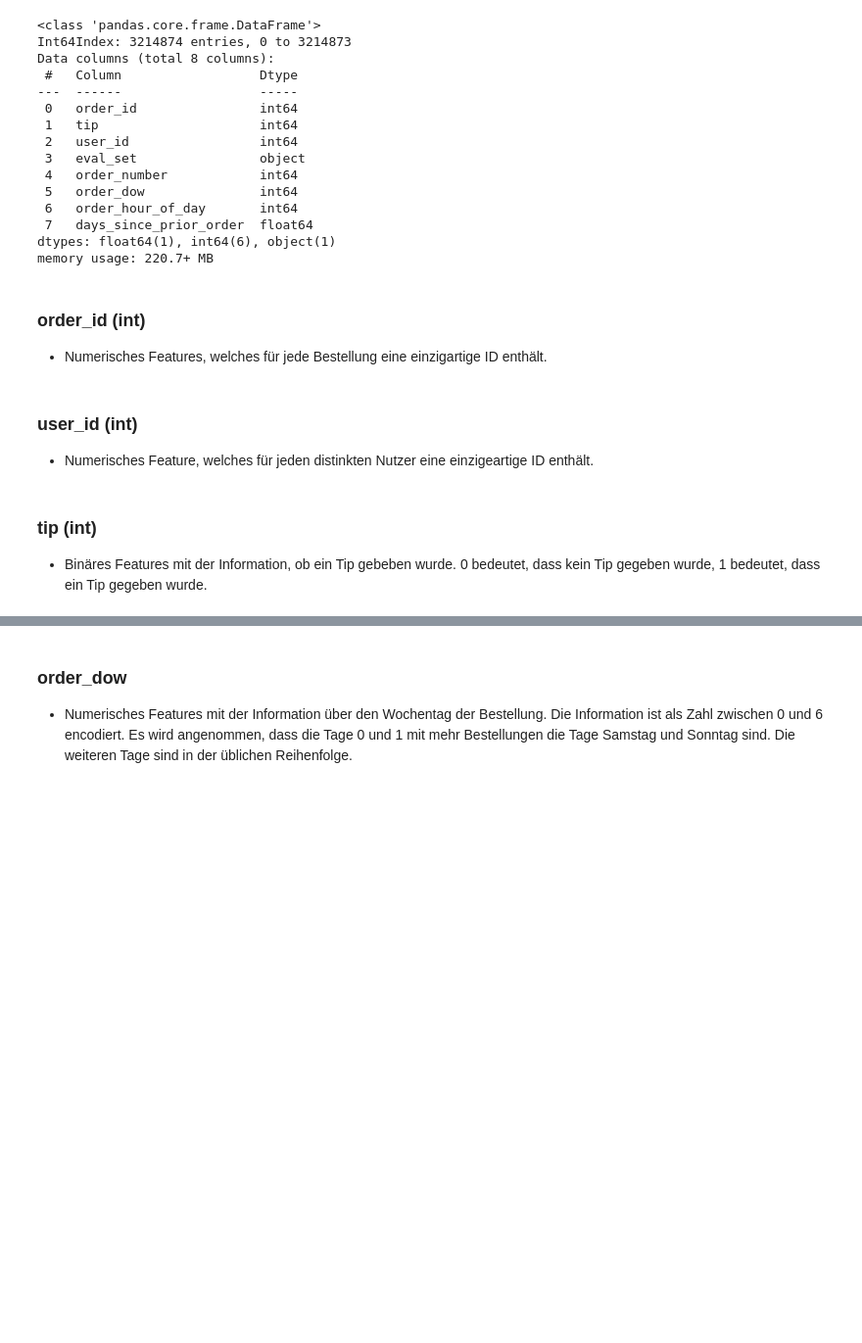
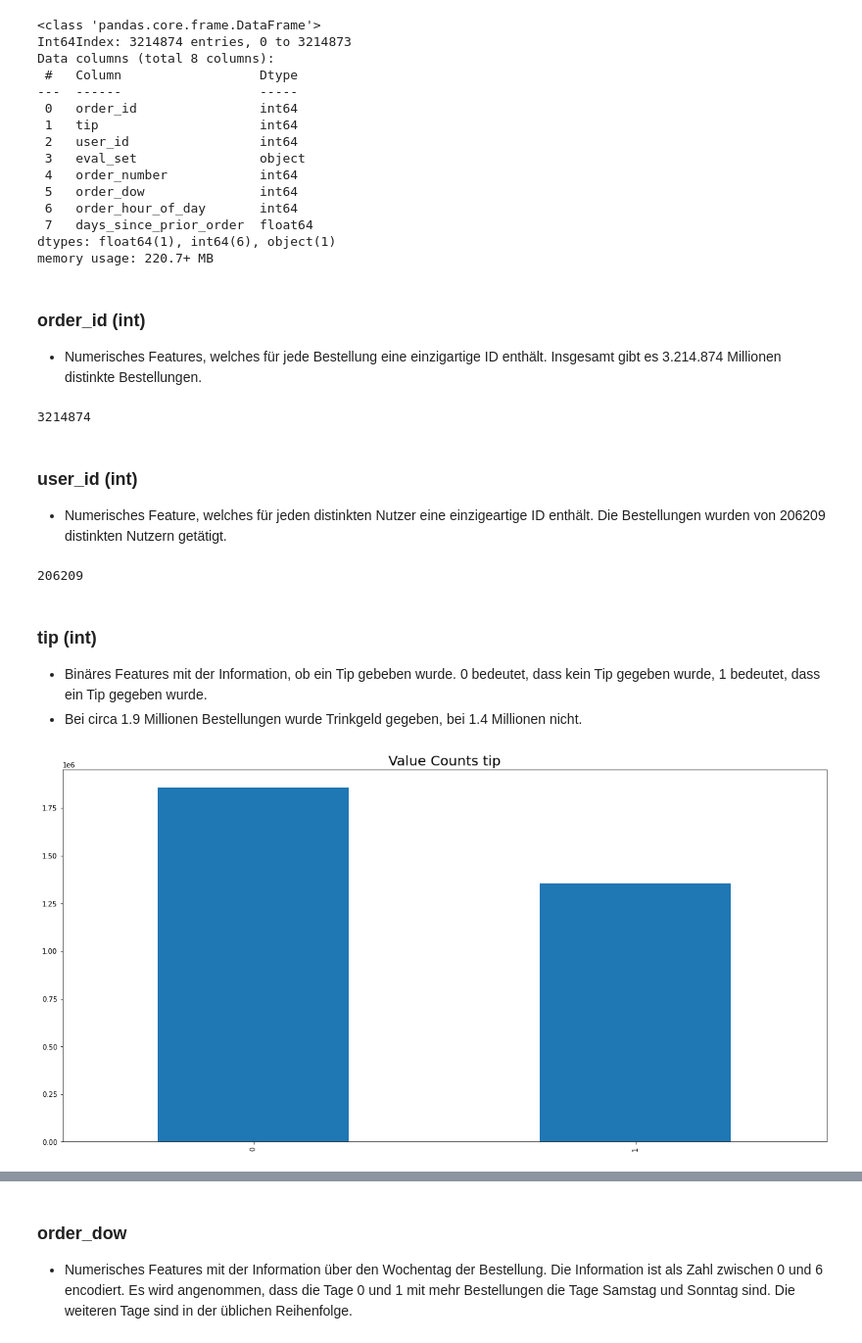
Before and after one commit to JonasHauth/Instacart-Tip-Prediction---Gruppe-6, a Jupyter notebook: Tip_Prediction_Instacart.ipynb, the cells around one changed output, grey strips where cells are left out. Shown at 98% size. Cells and saved outputs as stored; diff of their text form; code cells hidden in the pictures; blank space fills up the shorter version.

```diff
--- a/Tip_Prediction_Instacart.ipynb
+++ b/Tip_Prediction_Instacart.ipynb
@@ -115,12 +117,28 @@ dtypes: float64(1), int64(6), object(1)
 memory usage: 220.7+ MB
 # %% [markdown]
 ### order_id (int)
-- Numerisches Features, welches für jede Bestellung eine einzigartige ID enthält.
+- Numerisches Features, welches für jede Bestellung eine einzigartige ID enthält. Insgesamt gibt es 3.214.874 Millionen distinkte Bestellungen.
+# %%
+instacart_train['order_id'].nunique()
+# %% [output]
+3214874
 # %% [markdown]
 ### user_id (int)
-- Numerisches Feature, welches für jeden distinkten Nutzer eine einzigeartige ID enthält.
+- Numerisches Feature, welches für jeden distinkten Nutzer eine einzigeartige ID enthält. Die Bestellungen wurden von 206209 distinkten Nutzern getätigt.
+# %%
+instacart_train['user_id'].nunique()
+# %% [output]
+206209
 # %% [markdown]
 ### tip (int)
 - Binäres Features mit der Information, ob ein Tip gebeben wurde. 0 bedeutet, dass kein Tip gegeben wurde, 1 bedeutet, dass ein Tip gegeben wurde.
+- Bei circa 1.9 Millionen Bestellungen wurde Trinkgeld gegeben, bei 1.4 Millionen nicht.
+# %%
+plt.figure(figsize=(20, 10))
+ax = instacart_train['tip'].value_counts().sort_index().plot(kind='bar')
+ax.set_title(label = 'Value Counts tip', fontsize = 20)
+plt.show()
+# %% [output]
+[figure, added]
 # %% [markdown]
 ### eval_set
```
Also changed, not shown: parts of 77 cells of this notebook.
